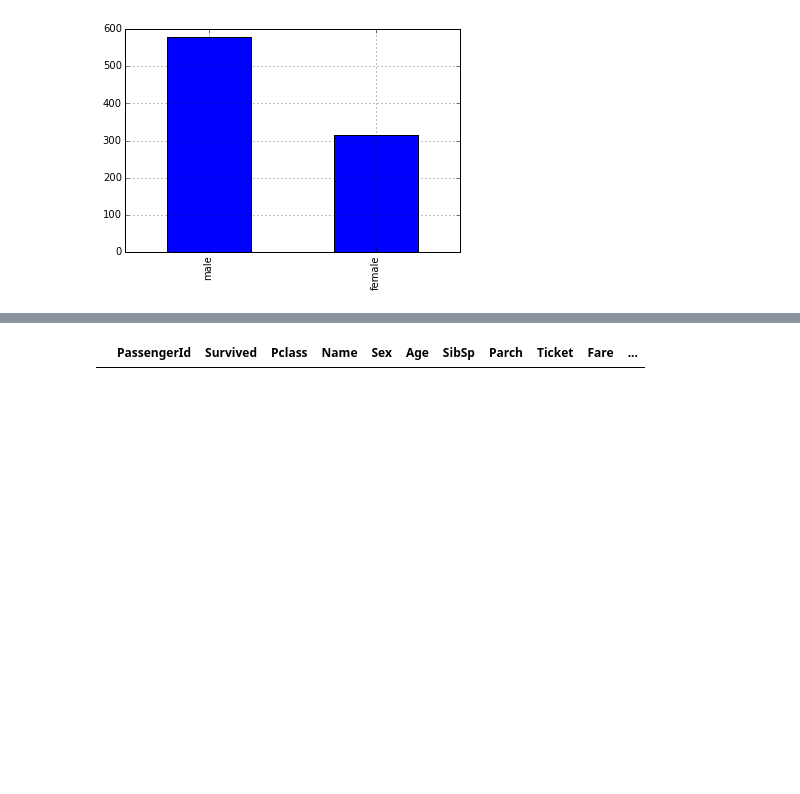
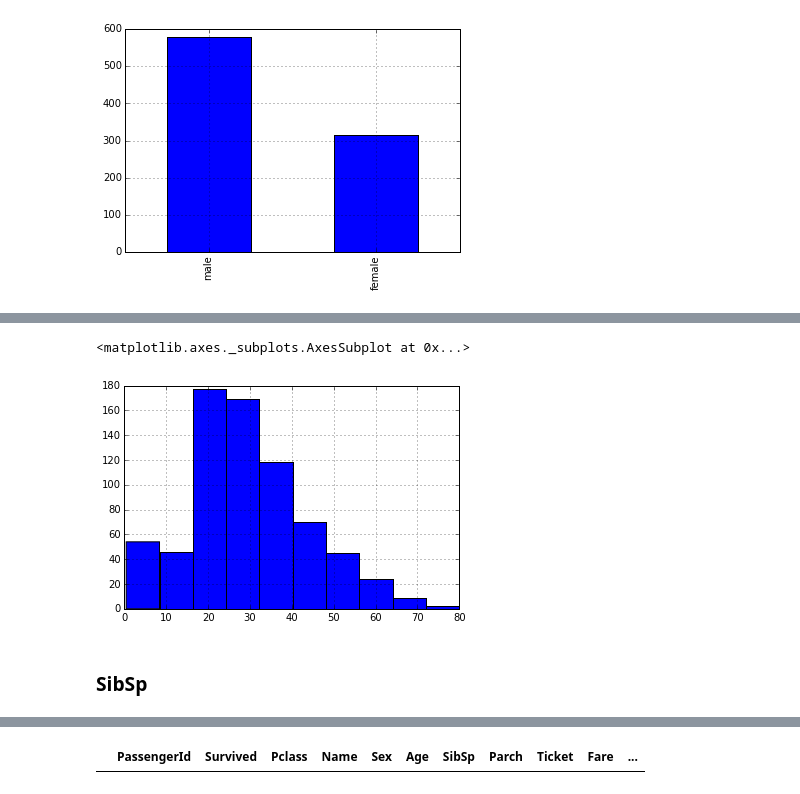
Before and after one commit to ribero29/GitHub, a Jupyter notebook: Titanic EDA.ipynb, the cells around one changed output, grey strips where cells are left out. Saved outputs shown, nothing was run; the diff lists cells and outputs as text; code cells hidden in the pictures; blank space fills up the shorter version.

```diff
--- a/Titanic EDA.ipynb
+++ b/Titanic EDA.ipynb
@@ -66,0 +243,7 @@ df.Sex.value_counts().plot(kind='bar')
+# %%
+df.Age.hist()
+# %% [output]
+<matplotlib.axes._subplots.AxesSubplot at 0x...>
+[figure, added]
+# %% [markdown]
+### SibSp
```
Also changed, not shown: parts of 73 cells of this notebook.
